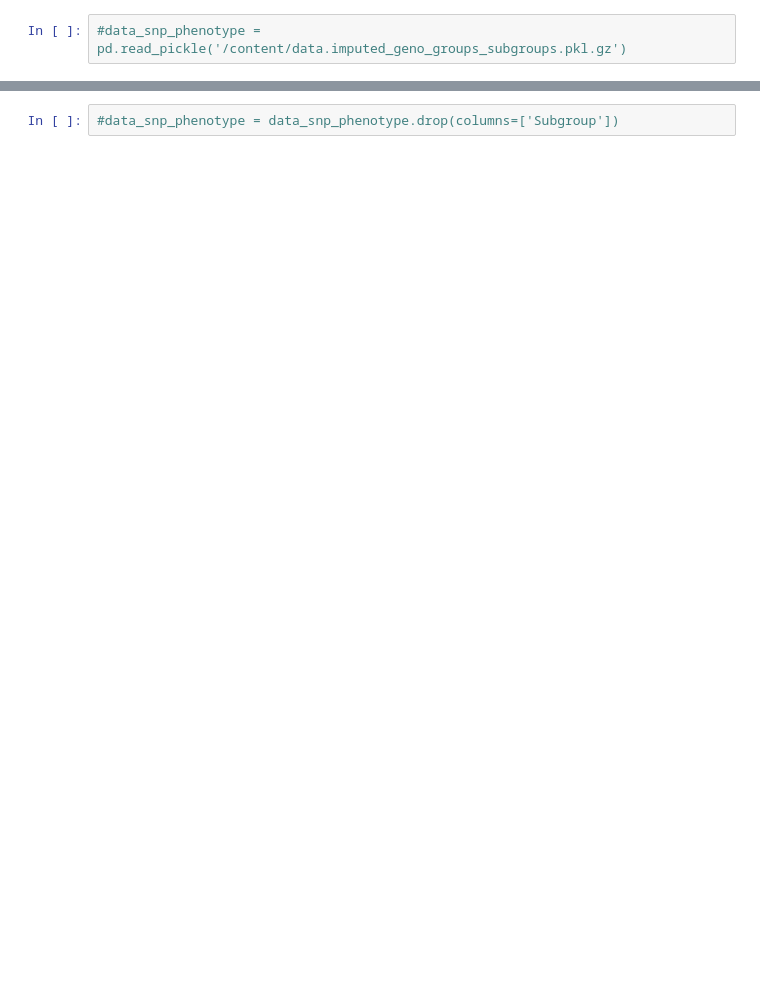
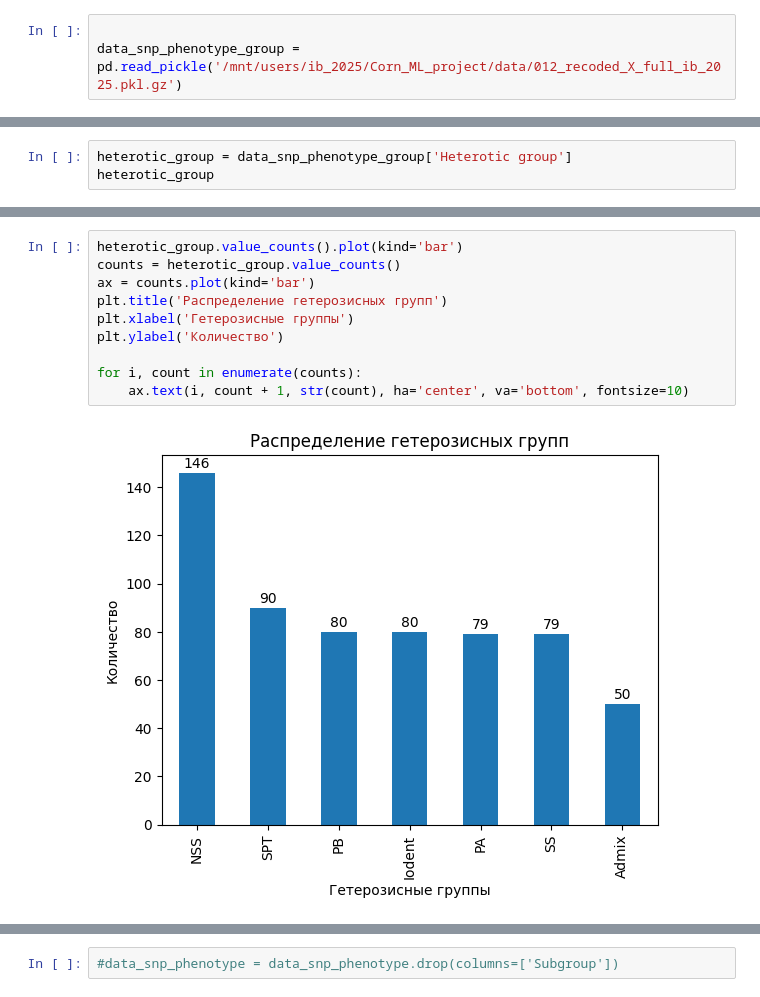
Before and after one commit to Polina1010123/phenoPredict, a Jupyter notebook: code/Catboost_new.ipynb, the cells around one changed output, grey strips where cells are left out. Saved outputs shown, nothing was run; the diff lists cells and outputs as text; blank space fills up the shorter version.

```diff
--- a/code/Catboost_new.ipynb
+++ b/code/Catboost_new.ipynb
@@ -30,2 +25,3 @@ from sklearn.metrics import precision_score, recall_score, f1_score, confusion_m
 # %%
-#data_snp_phenotype = pd.read_pickle('/content/data.imputed_geno_groups_subgroups.pkl.gz')
+
+data_snp_phenotype_group = pd.read_pickle('/mnt/users/ib_2025/Corn_ML_project/data/012_recoded_X_full_ib_2025.pkl.gz')
@@ -31,0 +44,3 @@ from sklearn.metrics import precision_score, recall_score, f1_score, confusion_m
+# %%
+heterotic_group = data_snp_phenotype_group['Heterotic group']
+heterotic_group
@@ -31,0 +60,12 @@ from sklearn.metrics import precision_score, recall_score, f1_score, confusion_m
+# %%
+heterotic_group.value_counts().plot(kind='bar')
+counts = heterotic_group.value_counts()
+ax = counts.plot(kind='bar')
+plt.title('Распределение гетерозисных групп')
+plt.xlabel('Гетерозисные группы')
+plt.ylabel('Количество')
+
+for i, count in enumerate(counts):
+    ax.text(i, count + 1, str(count), ha='center', va='bottom', fontsize=10)
+# %% [output]
+[figure, added]
```
Also changed, not shown: parts of 52 cells of this notebook.
